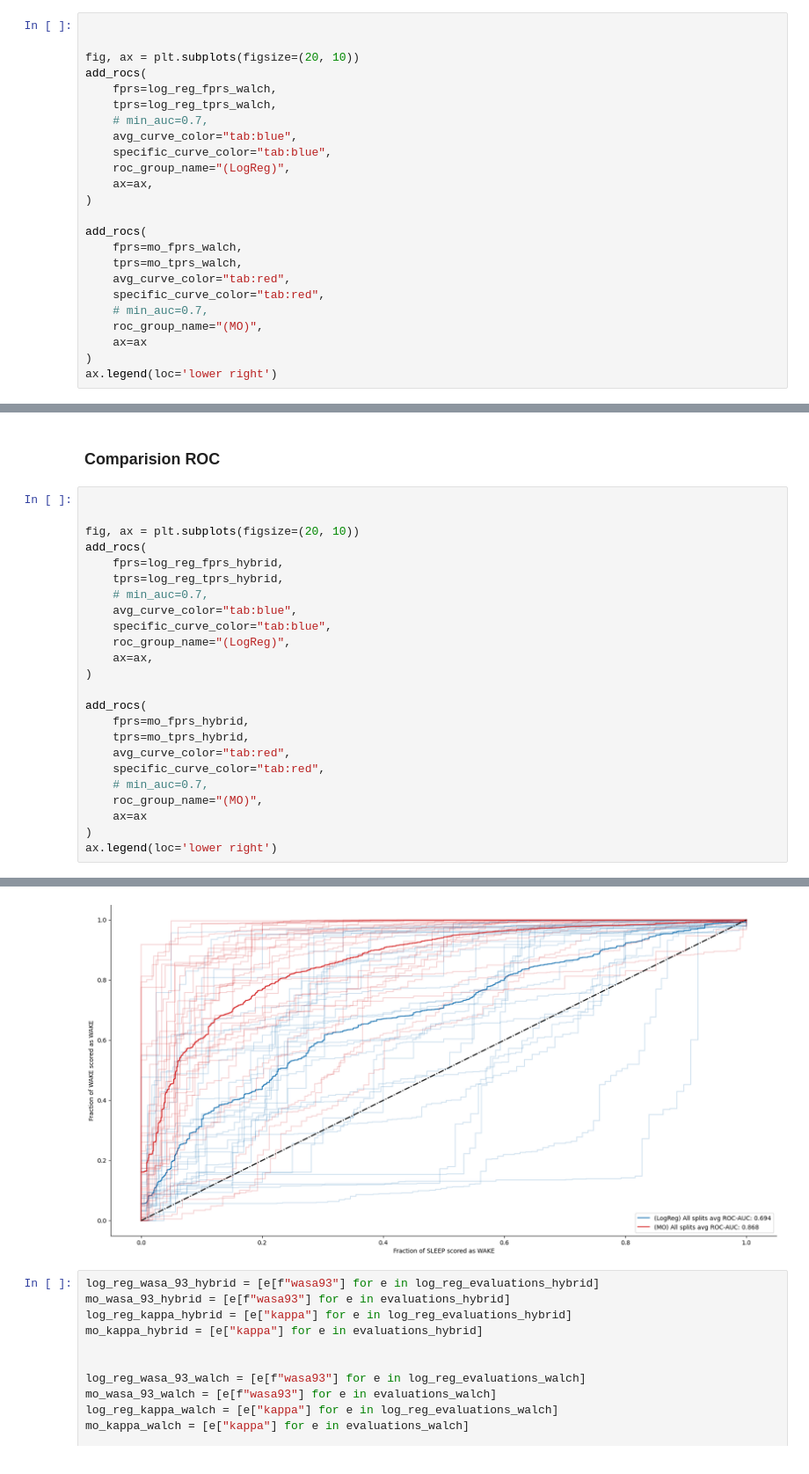
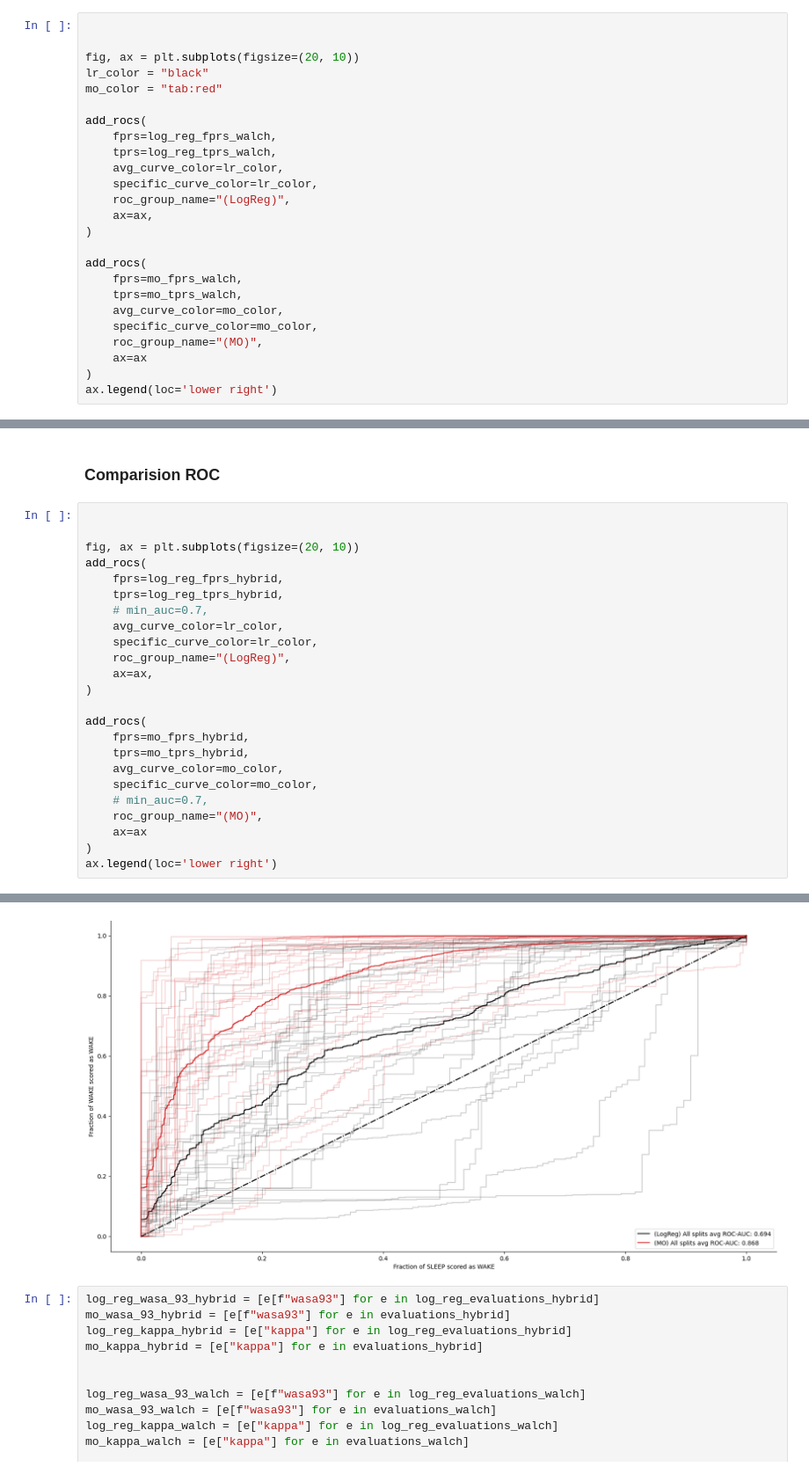
Before and after one commit to Arcascope/pisces, a Jupyter notebook: analyses/stationary_vs_hybrid.ipynb, the cells around one changed output, grey strips where cells are left out. Shown at 88% size. Saved outputs shown, nothing was run; the diff lists cells and outputs as text.

```diff
--- a/analyses/stationary_vs_hybrid.ipynb
+++ b/analyses/stationary_vs_hybrid.ipynb
@@ -267,12 +267,14 @@ plot_scores_PDF(log_reg_aucs_walch)
 
 
 fig, ax = plt.subplots(figsize=(20, 10))
+lr_color = "black"
+mo_color = "tab:red"
+
 add_rocs(
     fprs=log_reg_fprs_walch,
     tprs=log_reg_tprs_walch,
-    # min_auc=0.7,
-    avg_curve_color="tab:blue",
-    specific_curve_color="tab:blue",
+    avg_curve_color=lr_color,
+    specific_curve_color=lr_color,
     roc_group_name="(LogReg)",
     ax=ax,
 )
@@ -280,9 +282,8 @@ add_rocs(
 add_rocs(
     fprs=mo_fprs_walch,
     tprs=mo_tprs_walch,
-    avg_curve_color="tab:red",
-    specific_curve_color="tab:red",
-    # min_auc=0.7,
+    avg_curve_color=mo_color,
+    specific_curve_color=mo_color,
     roc_group_name="(MO)",
     ax=ax
 )
@@ -399,30 +400,30 @@ plot_scores_PDF(log_reg_aucs_hybrid)
 # %%
 
 
 fig, ax = plt.subplots(figsize=(20, 10))
 add_rocs(
     fprs=log_reg_fprs_hybrid,
     tprs=log_reg_tprs_hybrid,
     # min_auc=0.7,
-    avg_curve_color="tab:blue",
-    specific_curve_color="tab:blue",
+    avg_curve_color=lr_color,
+    specific_curve_color=lr_color,
     roc_group_name="(LogReg)",
     ax=ax,
 )
 
 add_rocs(
     fprs=mo_fprs_hybrid,
     tprs=mo_tprs_hybrid,
-    avg_curve_color="tab:red",
-    specific_curve_color="tab:red",
+    avg_curve_color=mo_color,
+    specific_curve_color=mo_color,
     # min_auc=0.7,
     roc_group_name="(MO)",
     ax=ax
 )
 ax.legend(loc='lower right')
 # %% [output]
 <matplotlib.legend.Legend at 0x...>
-[figure, old version]
+[figure, new version]
 # %%
 log_reg_wasa_93_hybrid = [e[f"wasa93"] for e in log_reg_evaluations_hybrid]
 mo_wasa_93_hybrid = [e[f"wasa93"] for e in evaluations_hybrid]
```
Also changed, not shown: parts of 1 cell of this notebook.
